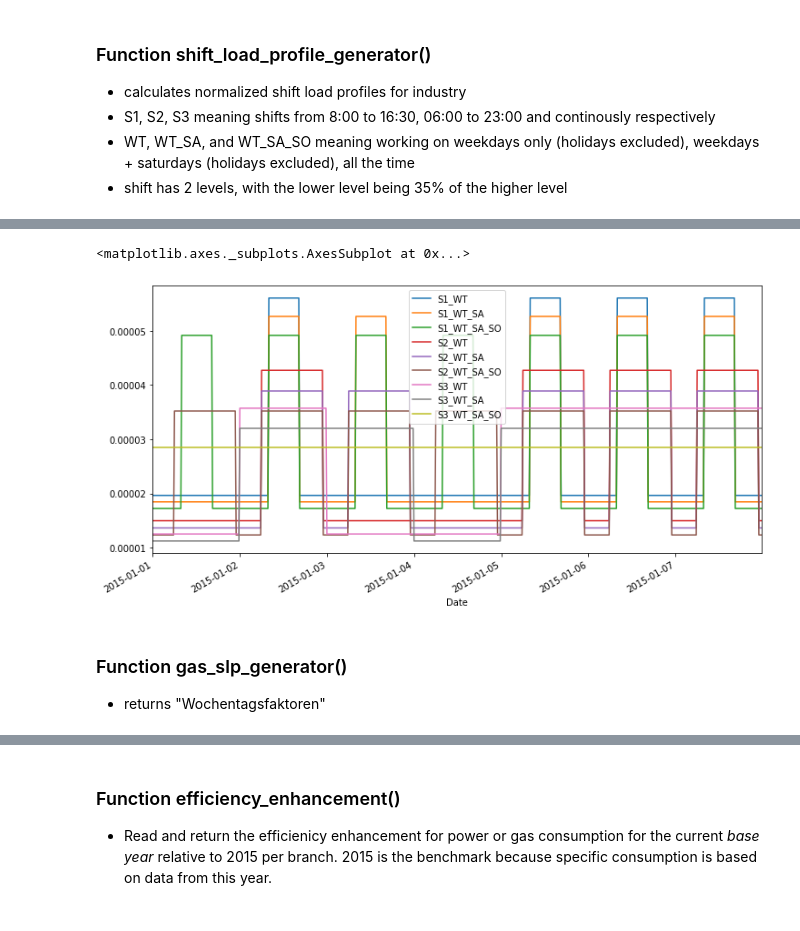
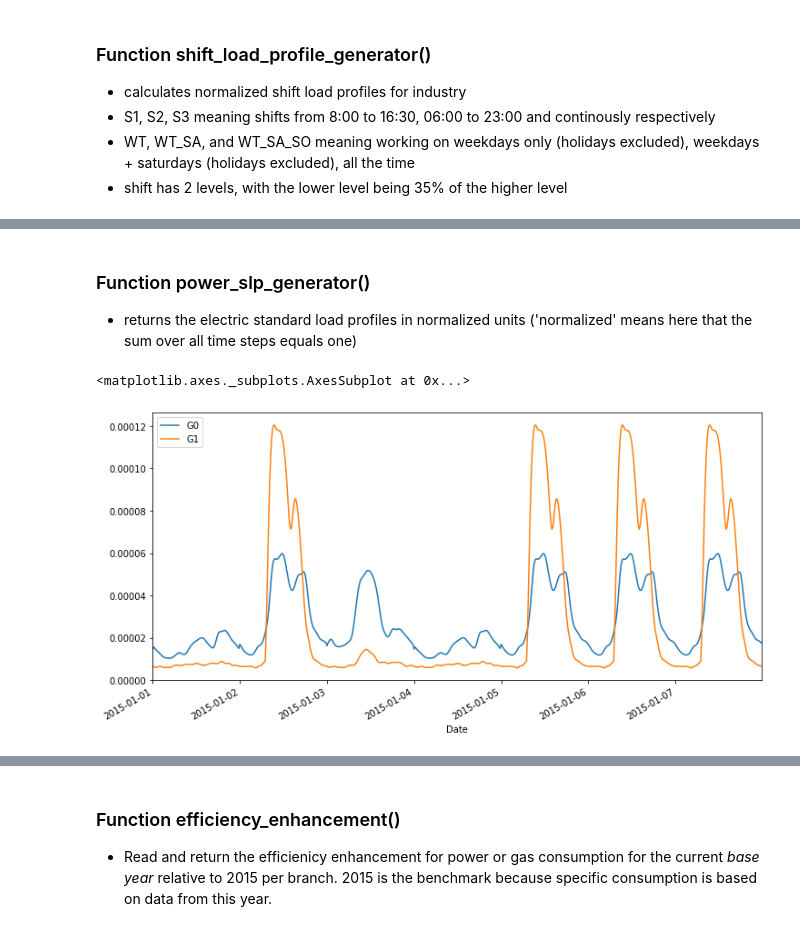
Before and after one commit to DemandRegioTeam/disaggregator, a Jupyter notebook: 03_Demo_CTS_Industry_disaggregation_V3.ipynb, the cells around one changed output, grey strips where cells are left out. Drawn from its saved outputs; the diff is of its cells as text; code cells hidden in the pictures.

Commit message:
03_Demo: show temporal functions in notebook

```diff
--- a/03_Demo_CTS_Industry_disaggregation_V3.ipynb
+++ b/03_Demo_CTS_Industry_disaggregation_V3.ipynb
@@ -139,8 +146,10 @@ df_workshift = data.shift_load_profile_generator('BE')
+# %% [markdown]
+### Function power_slp_generator()
+-  returns the electric standard load profiles in normalized units ('normalized' means here that the sum over all time steps equals one)
+# %%
+df_power_slp = data.CTS_power_slp_generator('BE')
 # %%
-df_workshift.head(672).plot(figsize=(12,6))
+df_power_slp[['G0', 'G1']].head(672).plot(figsize=(12,6), ylim = 0)
 # %% [output]
 <matplotlib.axes._subplots.AxesSubplot at 0x...>
-[figure, old version]
+[figure, new version]
-# %% [markdown]
-### Function gas_slp_generator()
-- returns "Wochentagsfaktoren"
```
Also changed, not shown: parts of 24 cells of this notebook.
